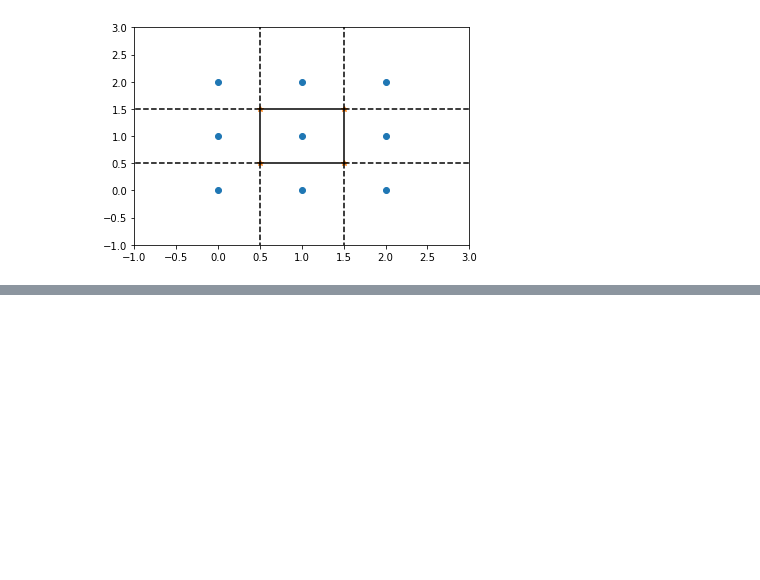
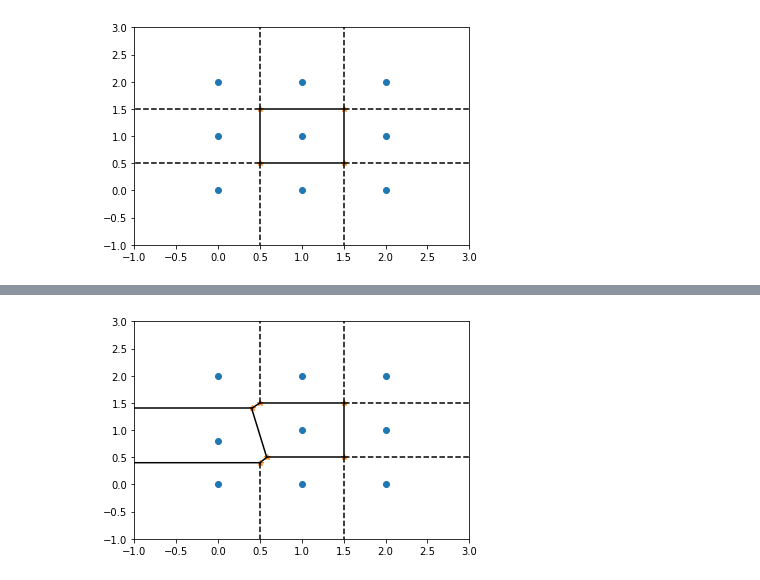
Before and after one commit to orthorhombic/two-body, a Jupyter notebook: Lat-Lon Grid.ipynb, the cells around one changed output, grey strips where cells are left out. Drawn from its saved outputs; the diff is of its cells as text; code cells hidden in the pictures; blank space fills up the shorter version.

Commit message:
Nearly working Voronoi Script
Need to work on the corners still

```diff
--- a/Lat-Lon Grid.ipynb
+++ b/Lat-Lon Grid.ipynb
@@ -300,8 +298,8 @@ dfGrid.loc[:,'Norm']=(dfGrid.loc[:,'Value']-dfGrid.loc[:,'Value'].min())/(dfGrid
 
 
 #test without normalized data
-cmap = matplotlib.cm.get_cmap('Spectral')
-dfGrid.loc[:,'Color']=cmap(dfGrid.loc[:,'Value'],alpha=0.25)
+#cmap = matplotlib.cm.get_cmap('Spectral')
+#dfGrid.loc[:,'Color']=cmap(dfGrid.loc[:,'Value'],alpha=0.25)
 # %%
 '''
 #if necessary, define new colormap
@@ -603,0 +589,11 @@ for i in range(len(dfGrid)): #Index of the Voronoi region for each input point
+# %%
+for i in range(len(dfGrid)): #Index of the Voronoi region for each input point
+    #print ('Point Coord: ' + str(vor.points[i]))
+    dfGrid.at[i,'Point']=vor.points[i]
+    print ('Region: '+str(vor.point_region[i]))
+    print ('Region vertices (indices): '+str(new_regions[vor.point_region[i]]))
+    print ('Region vertices (old indices): '+str(vor.regions[vor.point_region[i]]))
+    #print ('Region Ridges (indices): '+str(all_ridges[i]))
+    #aTempVert=new_regions[vor.point_region[i]] #Region vertices (indices)
+    #dfGrid.at[i,'Vertices']=new_vertices[aTempVert]
+    #dfGrid.at[i,'Shape']=shapely.geometry.Polygon(dfGrid.at[i,'Vertices'])
@@ -603,0 +618,72 @@ for i in range(len(dfGrid)): #Index of the Voronoi region for each input point
+# %%
+#Voronoi test case with points at "infinity"
+import matplotlib.pyplot as plt
+import numpy as np
+import shapely
+
+points = np.array([[-0.00001, 0], [0, 0.8], [0, 2], [1, 0], [1, 1], [1, 2],
+                    [2, 0], [2, 1], [2, 2]])
+from scipy.spatial import Voronoi, voronoi_plot_2d
+vor = Voronoi(points)
+
+
+#voronoi_plot_2d(vor)
+
+#vor.points
+#vor.vertices
+
+for i in range(len(vor.points)): #Index of the Voronoi region for each input point
+    print ('Point Coord: ' + str(vor.points[i]))
+    print ('Region: '+str(vor.point_region[i]))
+    print ('Region vertices (indexes): '+str(vor.regions[vor.point_region[i]]))
+    #print ('Region Ridges (indexes): '+str(all_ridges[i]))
+
+    for j in vor.regions[vor.point_region[i]]:
+        if j == -1:
+            print ('No Vertex')
+        else:
+            print ('Vertex: '+str(vor.vertices[j]))
+    print (' ')
+
+#pass list of points for creating polygon
+#poly=shapely.geometry.Polygon(vor.vertices[[3,2,0,1]])
+#print(vor.vertices[[3,2,0,1]])
+#print(poly.wkt)  # prints: 'POLYGON ((0 0, 1 0, 1 1, 0 1, 0 0))'
+
+
+#https://docs.scipy.org/doc/scipy/reference/tutorial/spatial.html
+plt.plot(points[:, 0], points[:, 1], 'o') #points
+plt.plot(vor.vertices[:, 0], vor.vertices[:, 1], '*') #vertices
+plt.xlim(-1, 3); plt.ylim(-1, 3)
+
+for simplex in vor.ridge_vertices:
+    simplex = np.asarray(simplex)
+    #print (simplex)
+    #print (np.all(simplex >= 0)) #check if ridge vertex is finite
+    if np.all(simplex >= 0): #plot only lines with finite vertices
+        #select point from vertices (real space) array using index from  ridge vertices(index)
+        plt.plot(vor.vertices[simplex, 0], vor.vertices[simplex, 1], 'k-')
+
+#pointidx = np.asarray([0, 1]) #horizontal line #indicies of points
+#pointidx = np.asarray([0, 3]) #vertical line #indicies of points
+#simplex = np.asarray([-1, 0]) #indices of voronoi vertices
+center = points.mean(axis=0)
+for pointidx, simplex in zip(vor.ridge_points, vor.ridge_vertices):
+    #print (pointidx, simplex)# indicies of points, indices of voronoi vertices
+    simplex = np.asarray(simplex)
+    if np.any(simplex < 0): #only compute for infinite ridges
+        i = simplex[simplex >= 0][0] # finite end Voronoi vertex
+        t = points[pointidx[1]] - points[pointidx[0]]  # tangent vector
+        t = t / np.linalg.norm(t) #normalize the vector
+        n = np.array([-t[1], t[0]]) # normal vector
+        midpoint = points[pointidx].mean(axis=0)
+         # determine sign for direction, create 100 unit vector following normal from the voronoi vertex
+        far_point = vor.vertices[i] + np.sign(np.dot(midpoint - center, n)) * n * 100
+        plt.plot([vor.vertices[i,0], far_point[0]],
+                 [vor.vertices[i,1], far_point[1]], 'k--')
+
+
+###############second function
+
+new_regions, new_vertices = voronoi_finite_polygons_2d(vor, 0)
+# %% [output]
@@ -603,0 +707 @@ for i in range(len(dfGrid)): #Index of the Voronoi region for each input point
+[figure, added]
```
Also changed, not shown: parts of 9 cells of this notebook, 1 other file.
